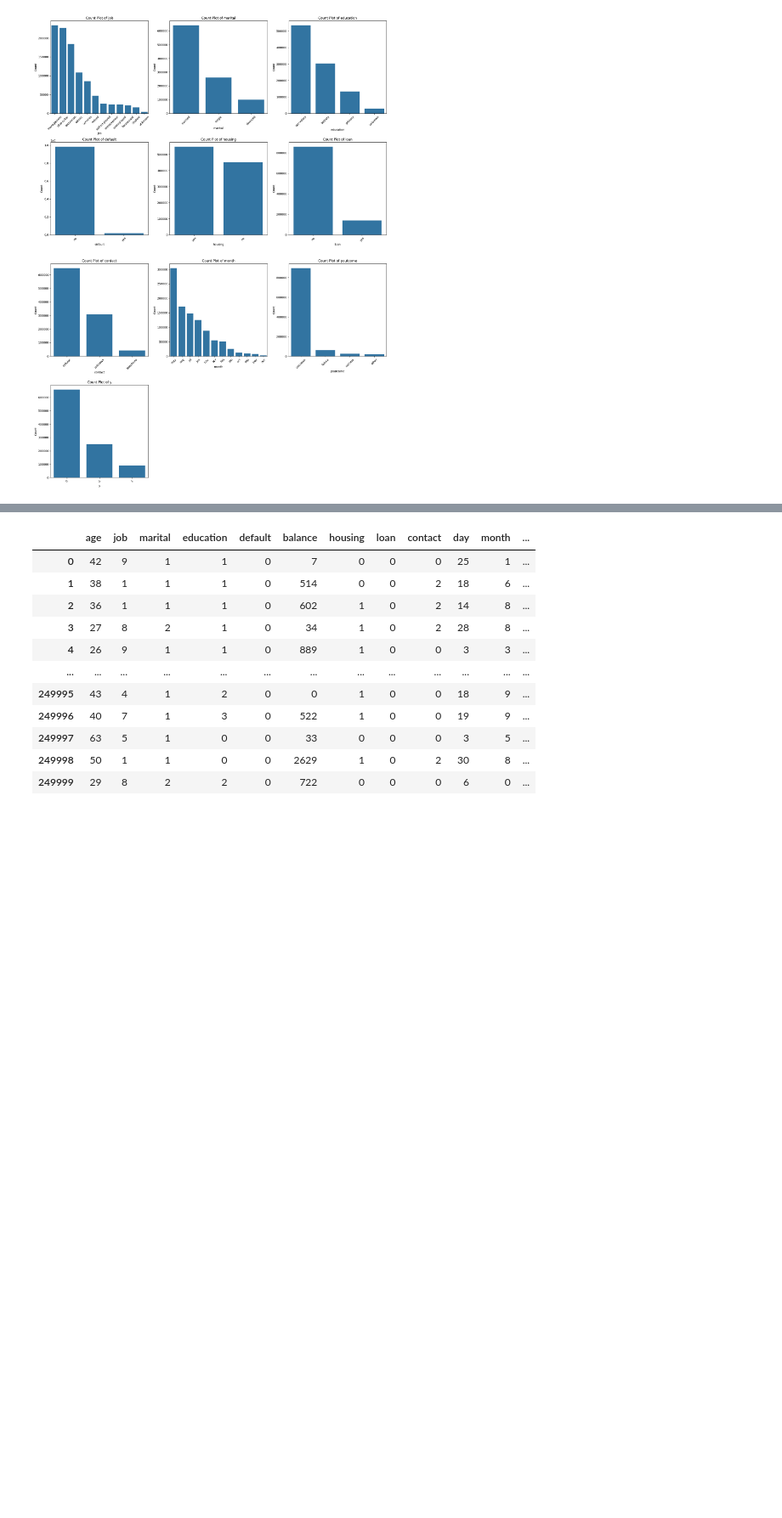
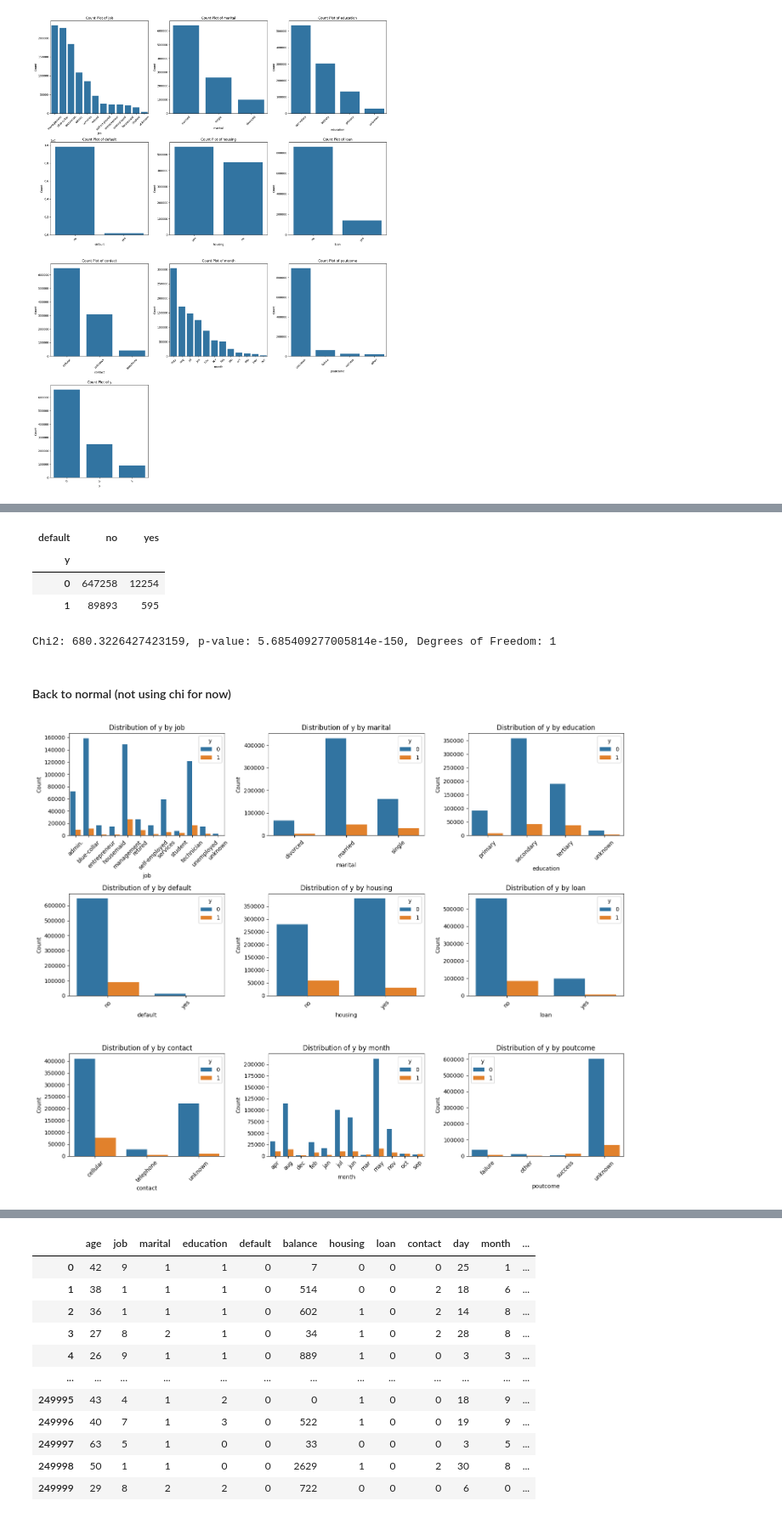
Before and after one commit to joseantonio002/kaggle, a Jupyter notebook: playground_series/binary_classification_with_bank_dataset/bc_bank.ipynb, the cells around one changed output, grey strips where cells are left out. Shown at 85% size. Drawn from its saved outputs; the diff is of its cells as text; code cells hidden in the pictures; blank space fills up the shorter version.

Commit message:
Bivariate analysis

```diff
--- a/playground_series/binary_classification_with_bank_dataset/bc_bank.ipynb
+++ b/playground_series/binary_classification_with_bank_dataset/bc_bank.ipynb
@@ -271,0 +463,18 @@ countplot_all_dataframe(all_data_categorical)
+# %%
+contingency_table
+# %% [output]
+| default | no | yes |
+| y |  |  |
+| 0 | 647258 | 12254 |
+| 1 | 89893 | 595 |
+# %%
+chi2, p, dof, expected = chi2_contingency(contingency_table.to_numpy())  # Exclude "All" row and column
+print(f"Chi2: {chi2}, p-value: {p}, Degrees of Freedom: {dof}")
+# %% [output]
+Chi2: 680.3226427423159, p-value: 5.685409277005814e-150, Degrees of Freedom: 1
+# %% [markdown]
+#### Back to normal (not using chi for now)
+# %%
+bivariate_stacked_plot(train_data_categorical_ba, 'y')
+# %% [output]
+[figure, added]
```
Also changed, not shown: parts of 29 cells of this notebook.
